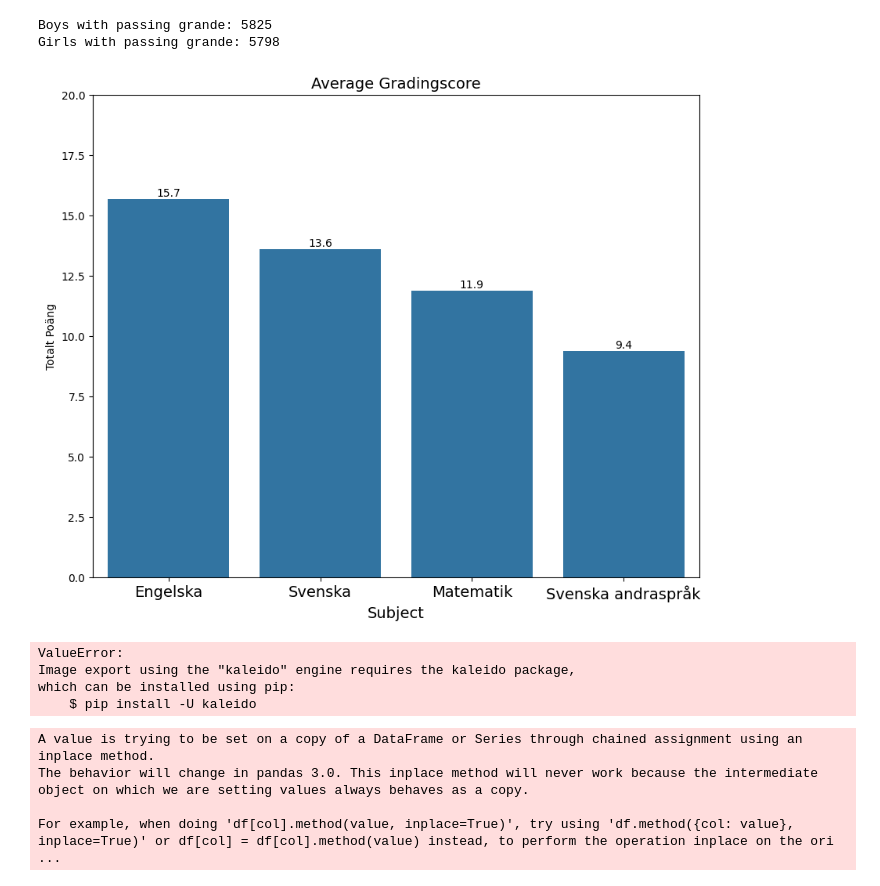
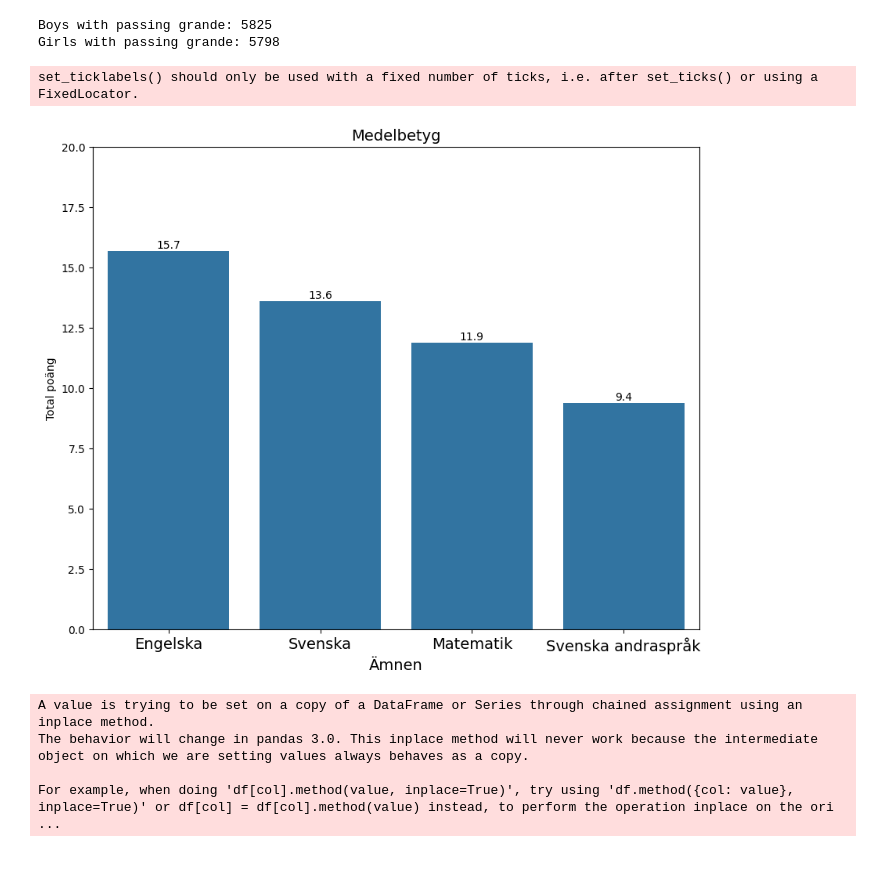
Before and after one commit to Lyceriuss/Python-Henrik-Pedersen-OPA2023, a Jupyter notebook: Lab2/Labb2.ipynb, the cells around one changed output. Drawn from its saved outputs; the diff is of its cells as text; code cells hidden in the pictures.

```diff
--- a/Lab2/Labb2.ipynb
+++ b/Lab2/Labb2.ipynb
@@ -84,38 +84,39 @@ mat_score = dfR1_mat["Totalt (Poäng)"][0]
 sve_score = dfR1_sve["Totalt (Poäng)"][0]
 sve_andra_score = dfR1_sve_and["Totalt (Poäng)"][0]
 
 scores_df = pd.DataFrame({
     "Subject": ["Engelska", "Matematik", "Svenska", "Svenska andraspråk"],
     "Totalt Poäng": [eng_score, mat_score, sve_score, sve_andra_score]
 })
 
 #lets sort it
 scores_df_sorted = scores_df.sort_values(by="Totalt Poäng", ascending=False)
 
 plt.figure(figsize=(10, 8))
 barplot = sns.barplot(x="Subject", y="Totalt Poäng",
                       data=scores_df_sorted)
 
 #Lets add 20 as the max so its easier to read. Ugly 0 too much work to remove
 plt.ylim(0, 20)
 barplot.set_xticklabels(barplot.get_xticklabels(), fontsize=14)
 
 #I wanted to get numbers above the staples as well.
 for bar in barplot.patches:
     barplot.text(bar.get_x() + bar.get_width() / 2, bar.get_height(),
                  round(bar.get_height(), 2),
                  ha="center", va="bottom", fontsize=10, color="black")      #Code from ChatGPT
 
-plt.title("Average Gradingscore" ,fontsize = 14)
-plt.xlabel("Subject", fontsize= 14)
-plt.ylabel("Totalt Poäng")
+plt.title("Medelbetyg" ,fontsize = 14)
+plt.xlabel("Ämnen", fontsize= 14)
+plt.ylabel("Total poäng")
 
-plt.savefig("Visualiseringar/average_gradingscore.png",
+plt.savefig("Visualiseringar/c)average_gradingscore.png",
             dpi=300, bbox_inches="tight")
 
 plt.show()
 # %% [output]
+set_ticklabels() should only be used with a fixed number of ticks, i.e. after set_ticks() or using a FixedLocator.
-[figure, old version]
+[figure, new version]
 # %%
 import plotly.express as px
 
@@ -133,26 +134,21 @@ scores_df_sorted = scores_df.sort_values(by="Totalt Poäng", ascending=False)
 
 #Copy pasta
 
-fig = px.bar(scores_df_sorted, x='Subject',
-             y='Totalt Poäng', text='Totalt Poäng')
+fig = px.bar(scores_df_sorted, x="Subject",
+             y="Totalt Poäng", text="Totalt Poäng")
 
 
 fig.update_layout(
-    title_text='Average Gradingscore',
-    xaxis_title="Subject",
+    title_text="Medelbetyg",
+    xaxis_title="Ämne",
     yaxis_title="Total Poäng",
     yaxis=dict(range=[0, 20])
 )
 
-for i, value in enumerate(scores_df_sorted['Totalt Poäng']):
+for i, value in enumerate(scores_df_sorted["Totalt Poäng"]):
     fig.add_annotation(x=i, y=value, text=str(
         value), showarrow=False, yshift=10)
 
 
-fig.write_image("Visualiseringar/b)average_gradingscore.png", scale=3)
+fig.write_image("Visualiseringar/c)Average_grades.png", scale=3)
 fig.show()
-# %% [output]
-ValueError:
-Image export using the "kaleido" engine requires the kaleido package,
-which can be installed using pip:
-    $ pip install -U kaleido
```
Also changed, not shown: parts of 2 cells of this notebook.
